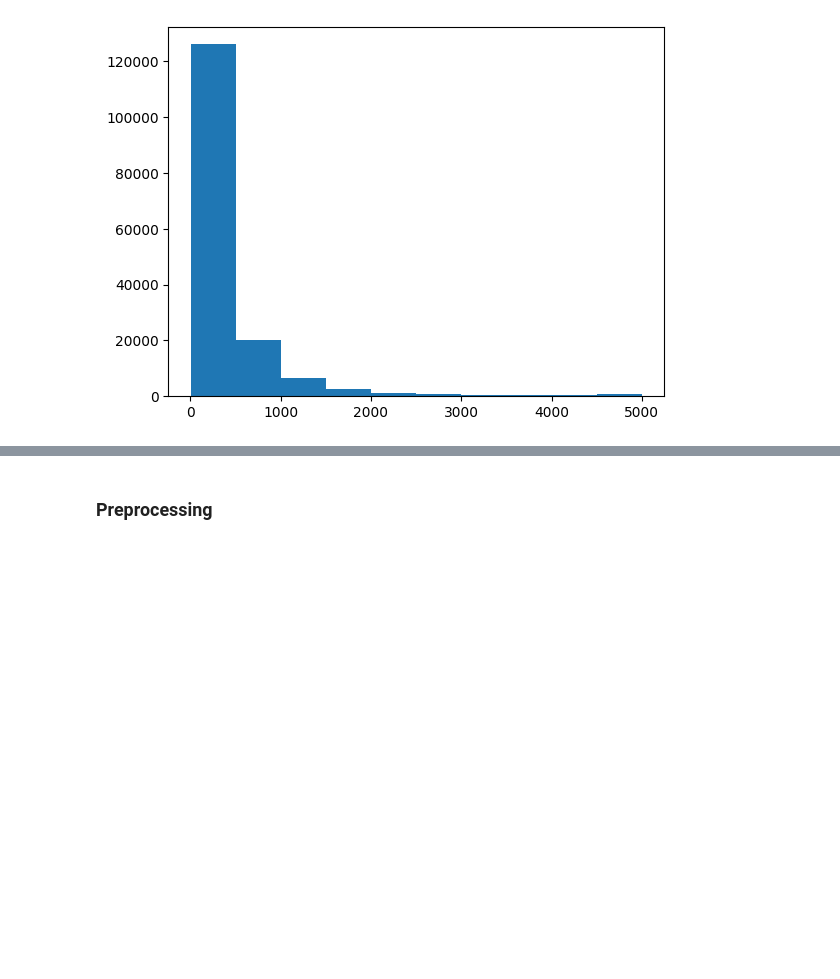
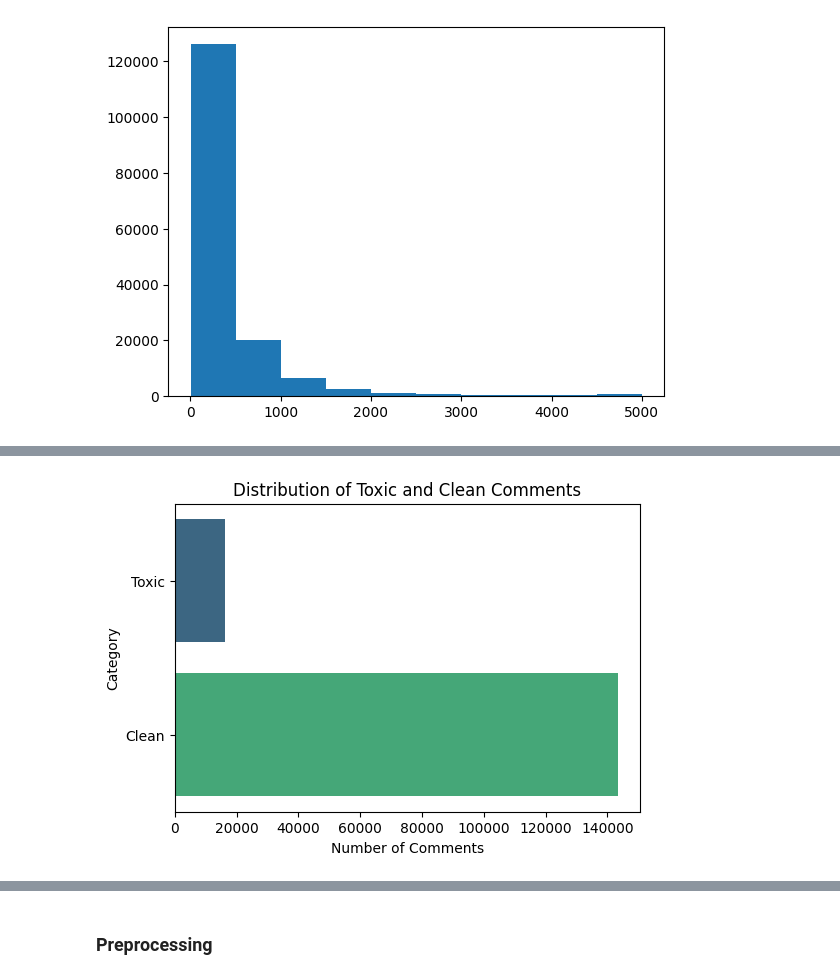
Before and after one commit to nilaydatta1234/Toxicity-Classifier, a Jupyter notebook: Toxicity.ipynb, the cells around one changed output, grey strips where cells are left out. Drawn from its saved outputs; the diff is of its cells as text; code cells hidden in the pictures; blank space fills up the shorter version.

```diff
--- a/Toxicity.ipynb
+++ b/Toxicity.ipynb
@@ -58,0 +81,23 @@ plt.bar(x,y)
+# %%
+train_toxic = train_data[train_data[column_labels].sum(axis=1) > 0]
+train_clean = train_data[train_data[column_labels].sum(axis=1) == 0]
+
+num_toxic = len(train_toxic)
+num_clean = len(train_clean)
+
+plot_data = pd.DataFrame(
+	{'Category': ['Toxic', 'Clean'], 'Count': [num_toxic, num_clean]})
+
+plt.figure(figsize=(6, 4))
+
+ax = sns.barplot(x='Count', y='Category', data=plot_data, palette='viridis')
+
+plt.xlabel('Number of Comments')
+plt.ylabel('Category')
+plt.title('Distribution of Toxic and Clean Comments')
+
+ax.tick_params()
+
+plt.show()
+# %% [output]
+[figure, added]
```
Also changed, not shown: parts of 45 cells of this notebook, 1 other file.
